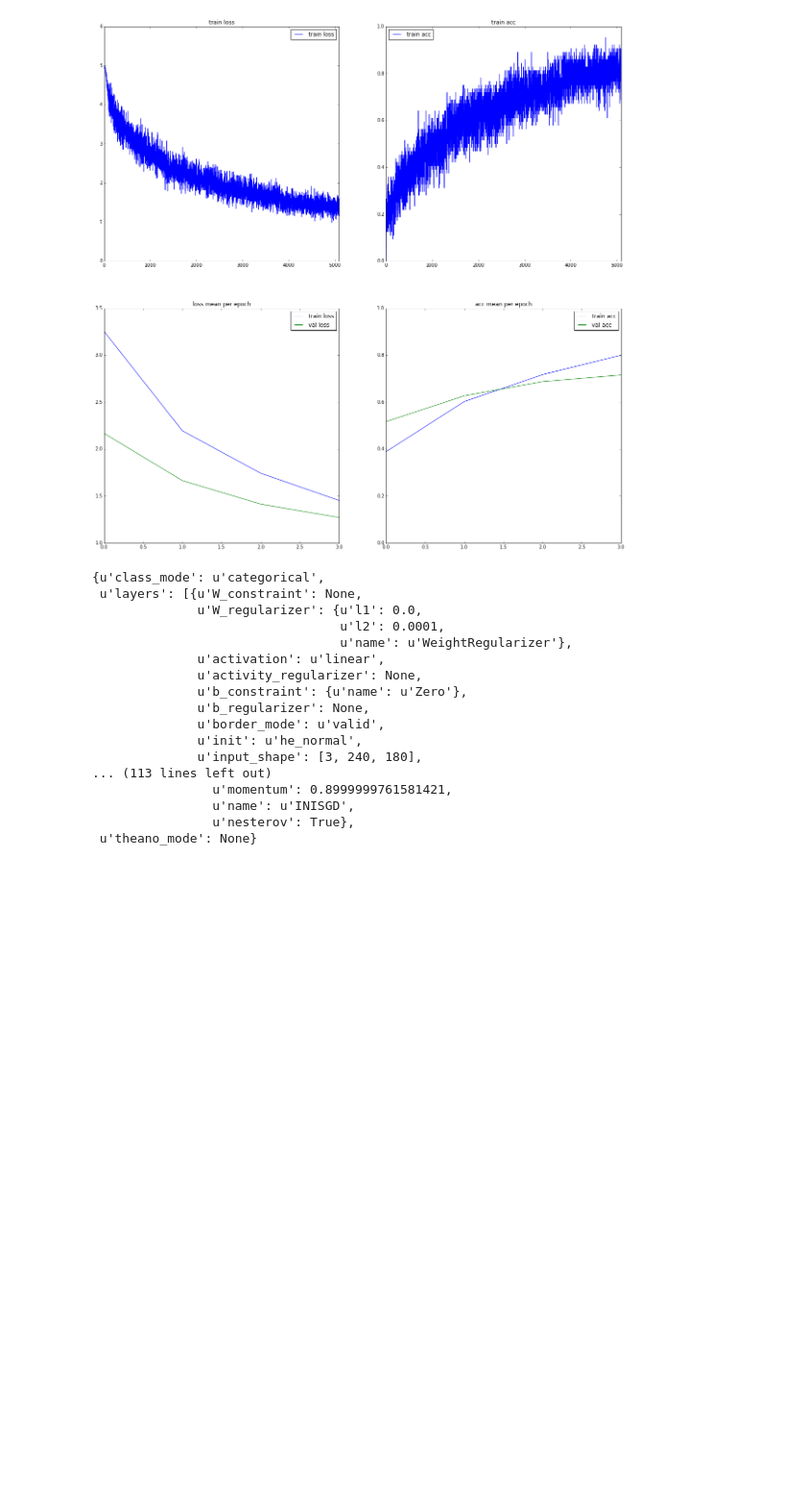
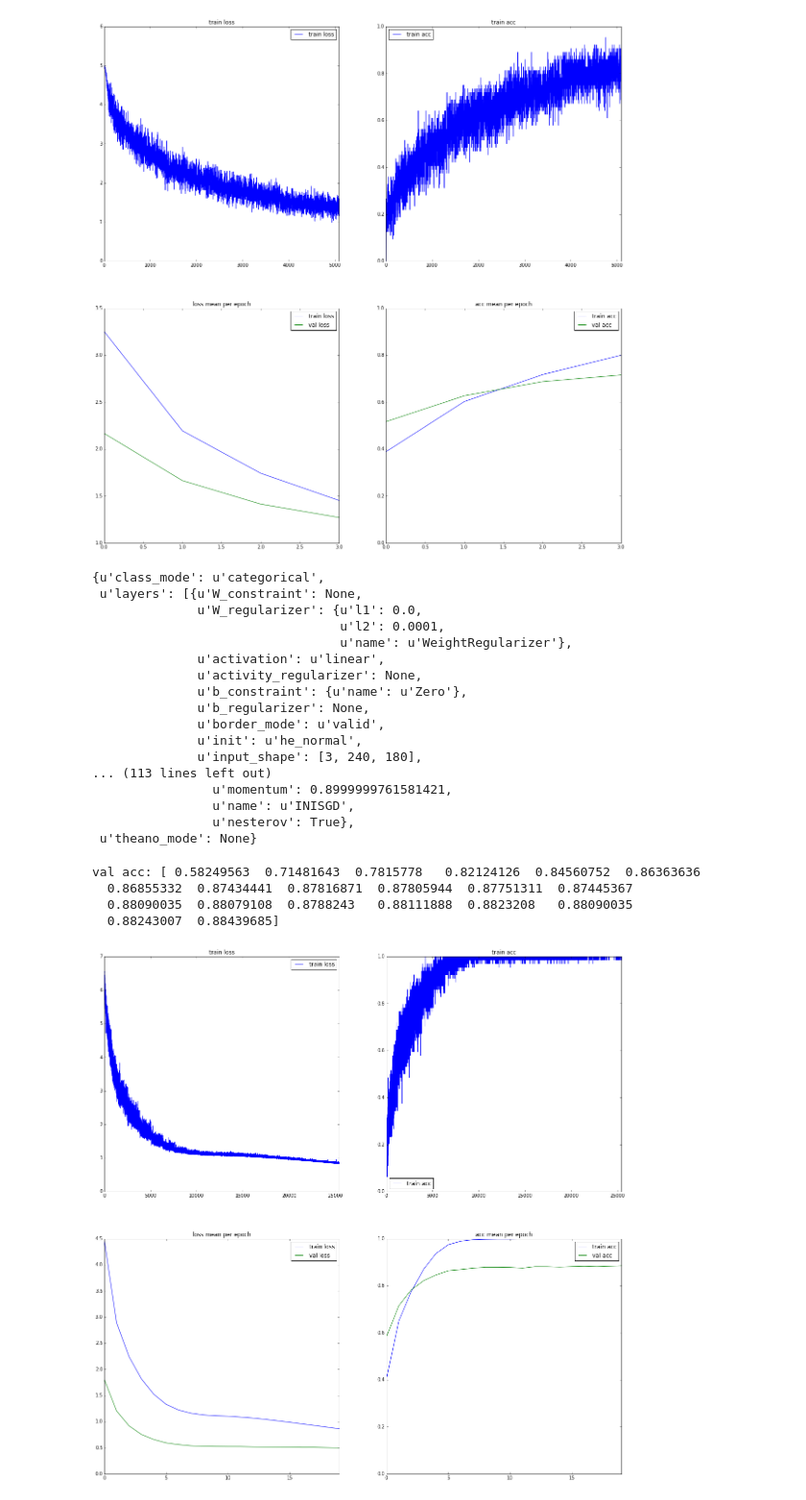
Before and after one commit to marcuniq/ini_caltech101, a Jupyter notebook: iPython Notebooks/Results visualization - every step.ipynb, the cells around one changed output. Shown at 96% size. Drawn from its saved outputs; the diff is of its cells as text; code cells hidden in the pictures; blank space fills up the shorter version.

Commit message:
experiments: - fixed lr with higher decay - dropout between fc layers in best architecture

```diff
--- a/iPython Notebooks/Results visualization - every step.ipynb
+++ b/iPython Notebooks/Results visualization - every step.ipynb
@@ -516,3 +516,18 @@ show_arch(pp + 'results/2015-12-05_11.35.36_bn_lr-0.01_decay-3e-3_l2-1e-4_img-ge
                 u'name': u'INISGD',
                 u'nesterov': True},
  u'theano_mode': None}
+# %%
+# batch normalization mode 1 modified, data normalization
+# 20 epochs, batch size 64,  1200s per epoch
+# 81378 train samples, 9104 validation samples, 10102 test samples -> train/test split loaded from disk
+# triangular lr: lr=0.001, step_size=12000, max_lr=0.02
+
+# dropout between fully connected layers
+
+data = plot(pp + 'results/2015-12-07_20.50.45_bn_triangular_dropout-fc_e20_img-gen_history.json')
+# %% [output]
+val acc: [ 0.58249563  0.71481643  0.7815778   0.82124126  0.84560752  0.86363636
+  0.86855332  0.87434441  0.87816871  0.87805944  0.87751311  0.87445367
+  0.88090035  0.88079108  0.8788243   0.88111888  0.8823208   0.88090035
+  0.88243007  0.88439685]
+[figure, added]
```
Also changed, not shown: parts of 3 cells of this notebook, 5 other files.
